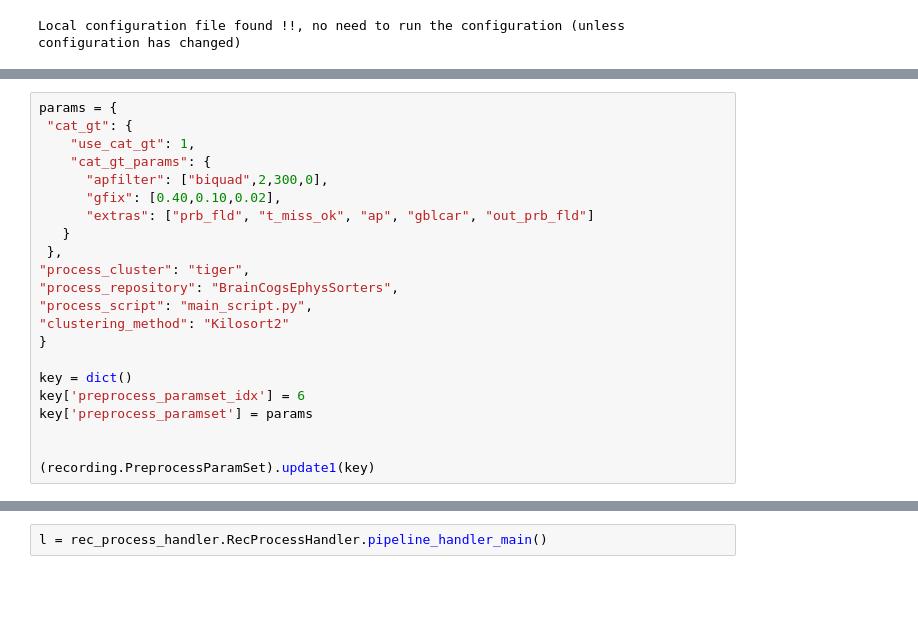
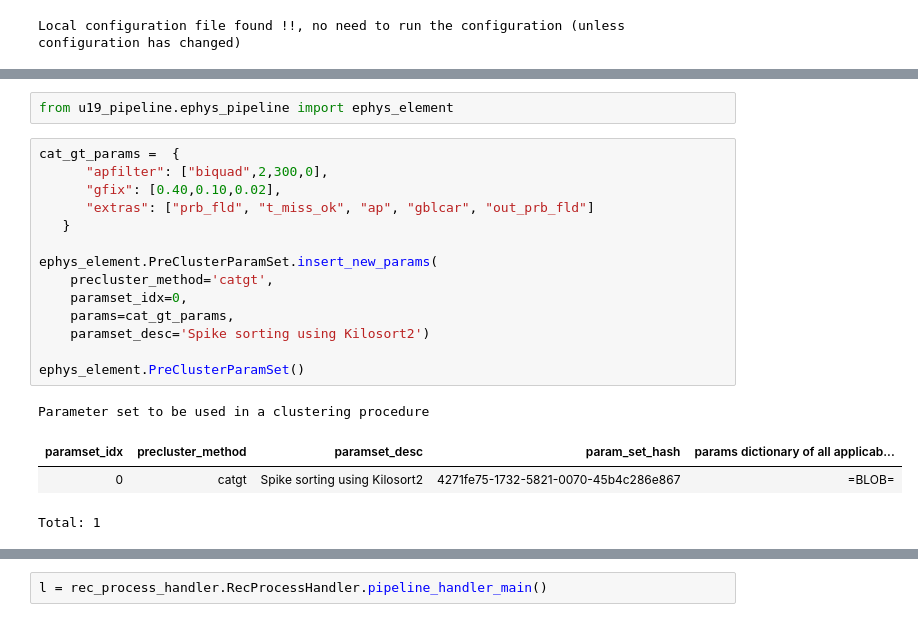
Before and after one commit to BrainCOGS/U19-pipeline-python, a Jupyter notebook: notebooks/TestAutomaticPipeline.ipynb, the cells around one changed output, grey strips where cells are left out. Saved outputs shown, nothing was run; the diff lists cells and outputs as text; blank space fills up the shorter version.

Commit message:
First changes to rec_handler and recording_process handler with new schemas

```diff
--- a/notebooks/TestAutomaticPipeline.ipynb
+++ b/notebooks/TestAutomaticPipeline.ipynb
@@ -33,22 +22,21 @@ df_params
+# %%
+from u19_pipeline.ephys_pipeline import ephys_element
 # %%
-params = {
- "cat_gt": {
-    "use_cat_gt": 1,
-    "cat_gt_params": {
+cat_gt_params =  {
       "apfilter": ["biquad",2,300,0],
       "gfix": [0.40,0.10,0.02],
       "extras": ["prb_fld", "t_miss_ok", "ap", "gblcar", "out_prb_fld"]
    }
- },
-"process_cluster": "tiger",
-"process_repository": "BrainCogsEphysSorters",
-"process_script": "main_script.py",
-"clustering_method": "Kilosort2"
-}
 
-key = dict()
-key['preprocess_paramset_idx'] = 6
-key['preprocess_paramset'] = params
+ephys_element.PreClusterParamSet.insert_new_params(
+    precluster_method='catgt',
+    paramset_idx=0,
+    params=cat_gt_params,
+    paramset_desc='Spike sorting using Kilosort2')
 
-
-(recording.PreprocessParamSet).update1(key)
+ephys_element.PreClusterParamSet()
+# %% [output]
+Parameter set to be used in a clustering procedure
+| paramset_idx | precluster_method | paramset_desc | param_set_hash | params dictionary of all applicab... |
+| 0 | catgt | Spike sorting using Kilosort2 | 4271fe75-1732-5821-0070-45b4c286e867 | =BLOB= |
+Total: 1
```
Also changed, not shown: parts of 7 cells of this notebook, 8 other files.
